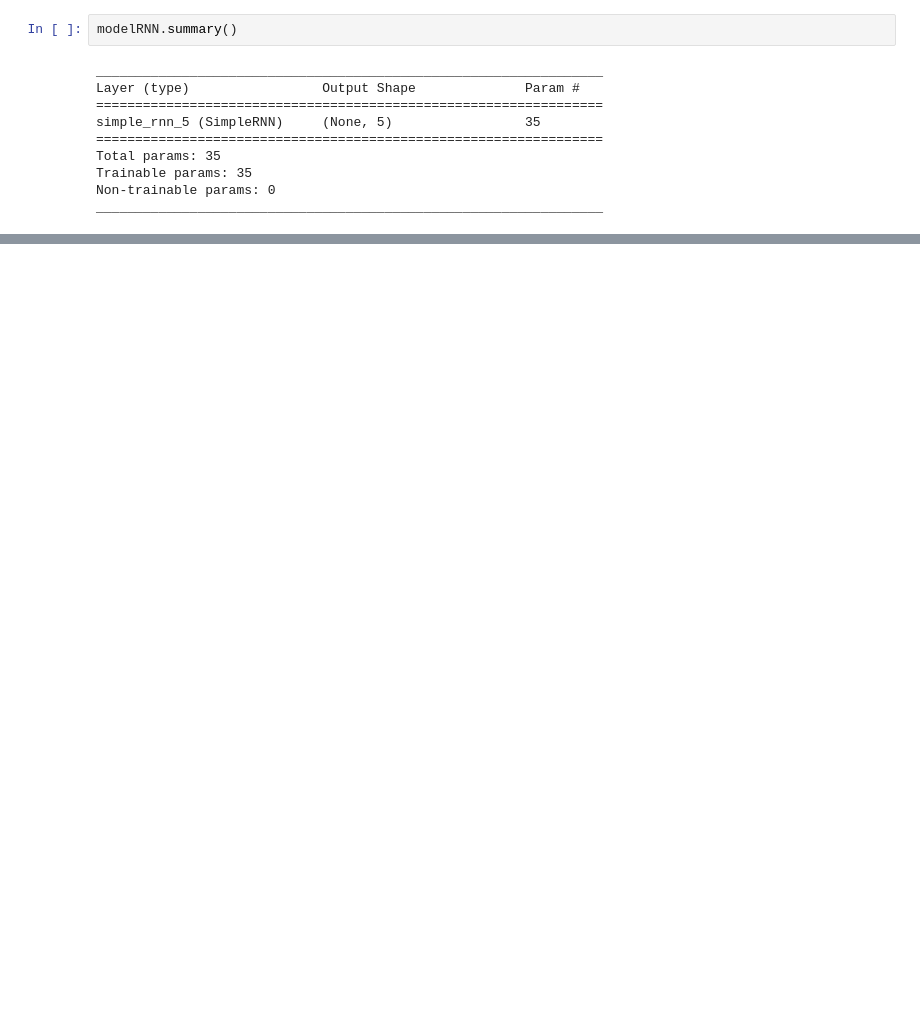
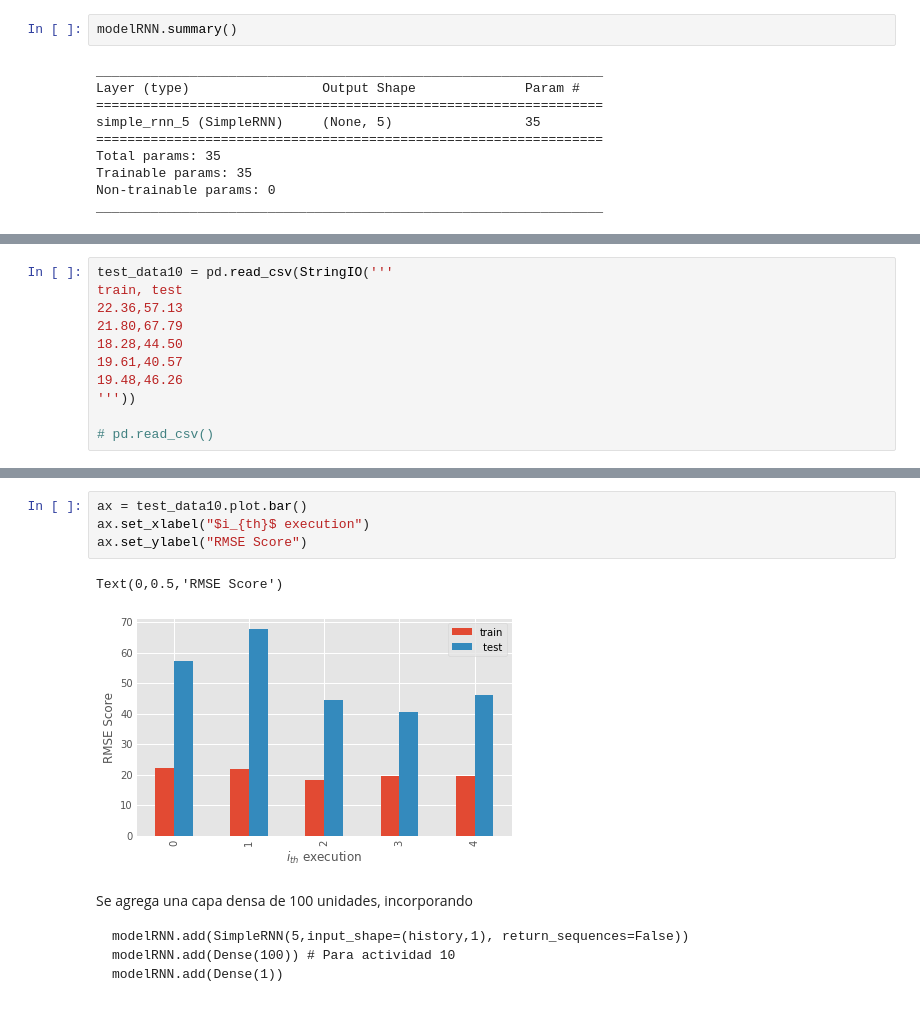
Before and after one commit to xpatux/dl_lab02, a Jupyter notebook: notebooks/lab02_parte2.ipynb, the cells around one changed output, grey strips where cells are left out. Drawn from its saved outputs; the diff is of its cells as text; blank space fills up the shorter version.

Commit message:
update ejercicio 2, hasta actividad 11

````diff
--- a/notebooks/lab02_parte2.ipynb
+++ b/notebooks/lab02_parte2.ipynb
@@ -96,0 +174,11 @@ _________________________________________________________________
+# %%
+test_data10 = pd.read_csv(StringIO('''
+train, test
+22.36,57.13
+21.80,67.79
+18.28,44.50
+19.61,40.57
+19.48,46.26
+'''))
+
+# pd.read_csv()
@@ -96,0 +197,15 @@ _________________________________________________________________
+# %%
+ax = test_data10.plot.bar()
+ax.set_xlabel("$i_{th}$ execution")
+ax.set_ylabel("RMSE Score")
+# %% [output]
+Text(0,0.5,'RMSE Score')
+[figure, added]
+# %% [markdown]
+Se agrega una capa densa de 100 unidades, incorporando
+
+```
+modelRNN.add(SimpleRNN(5,input_shape=(history,1), return_sequences=False))
+modelRNN.add(Dense(100)) # Para actividad 10
+modelRNN.add(Dense(1))
+```
````
Also changed, not shown: parts of 29 cells of this notebook, 3 other files.
